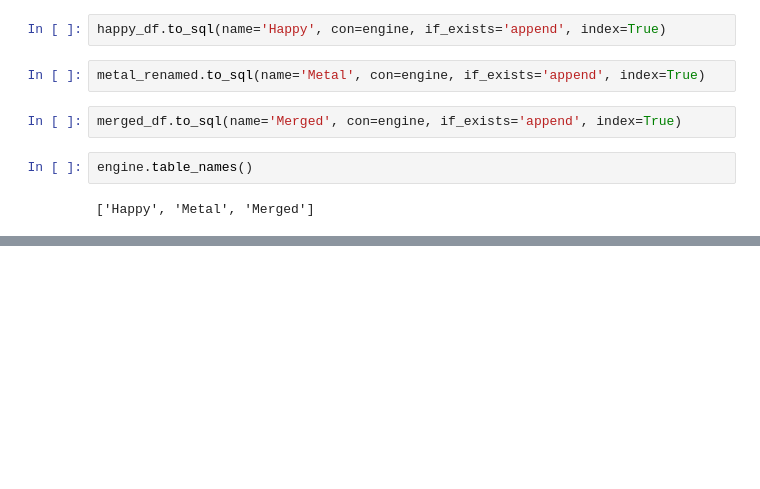
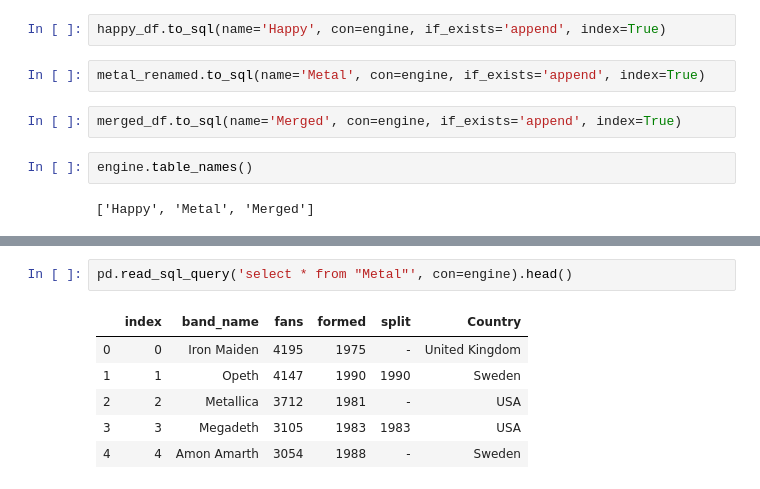
Before and after one commit to codyhanchett/ETL_Project, a Jupyter notebook: ETL Project/metal.ipynb, the cells around one changed output, grey strips where cells are left out. Saved outputs shown, nothing was run; the diff lists cells and outputs as text; blank space fills up the shorter version.

```diff
--- a/ETL Project/metal.ipynb
+++ b/ETL Project/metal.ipynb
@@ -227,0 +237,9 @@ engine.table_names()
+# %%
+pd.read_sql_query('select * from "Metal"', con=engine).head()
+# %% [output]
+|  | index | band_name | fans | formed | split | Country |
+| 0 | 0 | Iron Maiden | 4195 | 1975 | - | United Kingdom |
+| 1 | 1 | Opeth | 4147 | 1990 | 1990 | Sweden |
+| 2 | 2 | Metallica | 3712 | 1981 | - | USA |
+| 3 | 3 | Megadeth | 3105 | 1983 | 1983 | USA |
+| 4 | 4 | Amon Amarth | 3054 | 1988 | - | Sweden |
```
Also changed, not shown: parts of 3 cells of this notebook.
